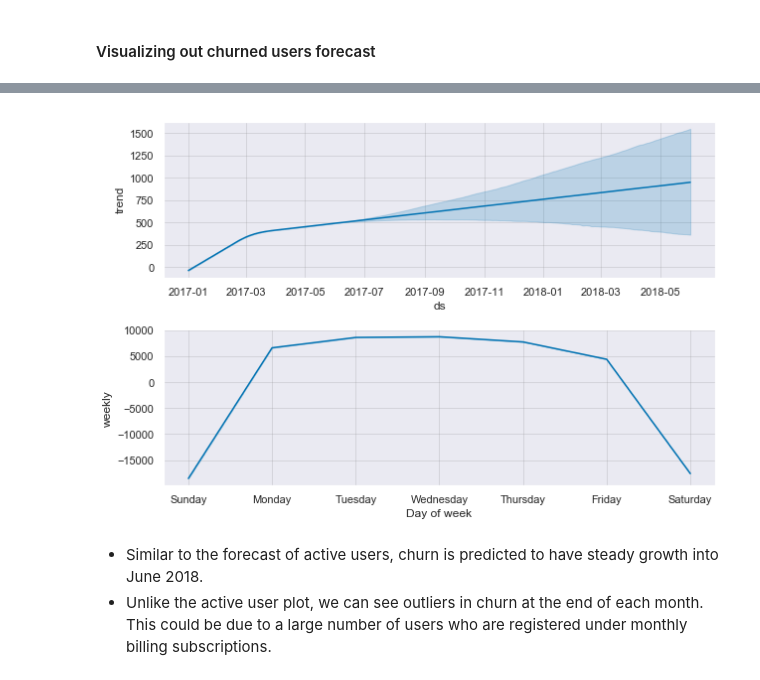
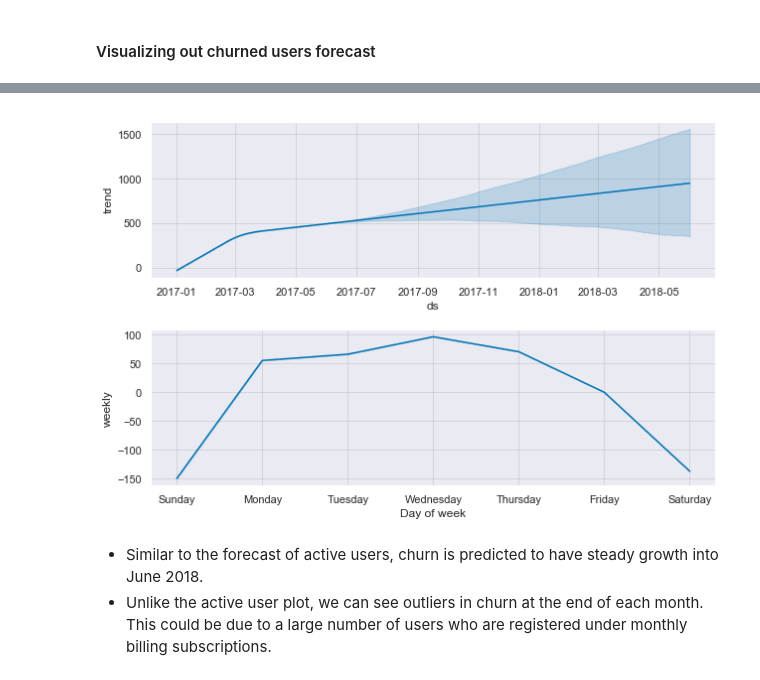
Before and after one commit to janelchumley/Zapier_Take_Home_Assignment, a Jupyter notebook: Zapier Monthly Active User Analysis.ipynb, the cells around one changed output, grey strips where cells are left out. Cells and saved outputs as stored; diff of their text form; code cells hidden in the pictures.

```diff
--- a/Zapier Monthly Active User Analysis.ipynb
+++ b/Zapier Monthly Active User Analysis.ipynb
@@ -344,9 +411,9 @@ py.iplot(fig)
 # %% [output]
 [interactive output not drawn]
 # %%
-fig2 = m.plot_components(churned_user_forecast)
+fig2_churned = m2.plot_components(churned_user_forecast)
 # %% [output]
-[figure, old version]
+[figure, new version]
 # %% [markdown]
 * Similar to the forecast of active users, churn is predicted to have steady growth into June 2018.
 * Unlike the active user plot, we can see outliers in churn at the end of each month. This could be due to a large number of users who are registered under monthly billing subscriptions.
```
Also changed, not shown: parts of 12 cells of this notebook, 1 other file.
